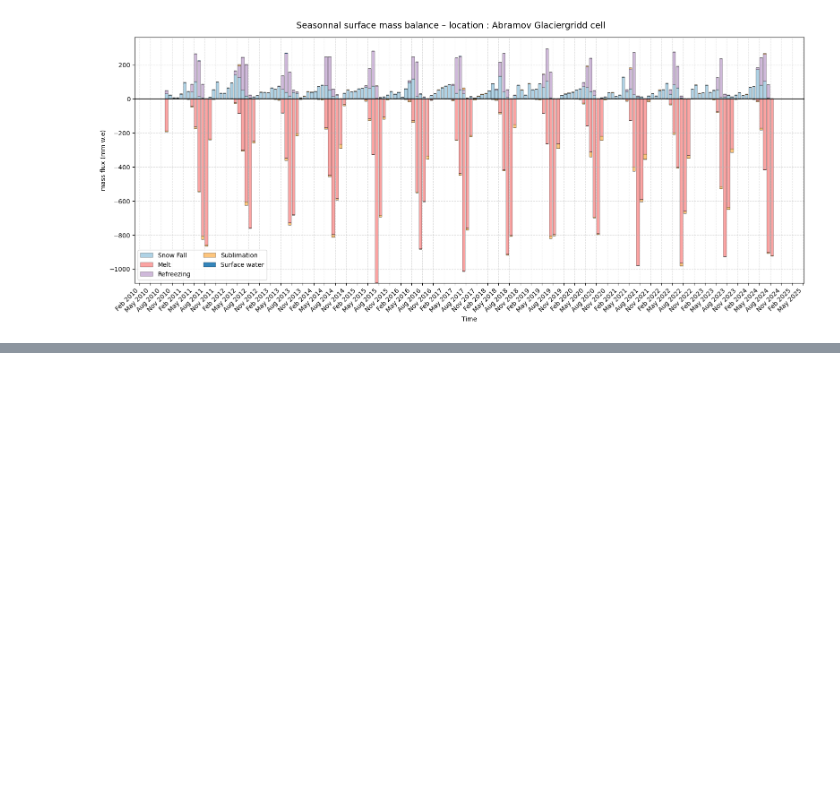
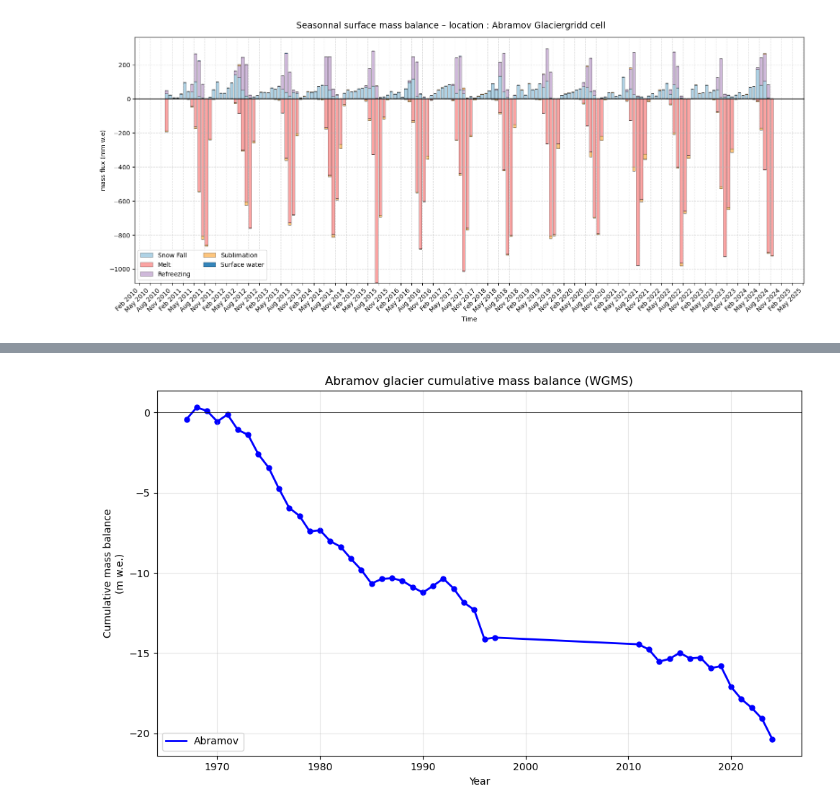
Before and after one commit to xfain/MAR_HMA, a Jupyter notebook: Pamir_domain/SMB.timeSeries_GRp-Abramov.ipynb, the cells around one changed output, grey strips where cells are left out. Saved outputs shown, nothing was run; the diff lists cells and outputs as text; code cells hidden in the pictures; blank space fills up the shorter version.

```diff
--- a/Pamir_domain/SMB.timeSeries_GRp-Abramov.ipynb
+++ b/Pamir_domain/SMB.timeSeries_GRp-Abramov.ipynb
@@ -597,0 +1141,45 @@ plt.show()
+# %%
+df = smb_obs["Abramov"].copy()
+
+df = df.sort_values("year")
+df["year_corr"] = df["year"] - 1
+df["cumulative_smb"] = df["annual_balance"].cumsum()
+
+plt.figure(figsize=(10,6))
+
+plt.plot(
+    df["year_corr"],
+    df["cumulative_smb"],
+    color="blue",
+    lw=2,
+    label="Abramov"
+)
+
+plt.scatter(
+    df["year_corr"],
+    df["cumulative_smb"],
+    color="blue",
+    s=25
+)
+
+# ligne zéro
+plt.axhline(
+    0,
+    color="black",
+    linewidth=0.5
+)
+
+plt.xlabel("Year")
+plt.ylabel(
+    "Cumulative mass balance\n(m w.e.)"
+)
+plt.title(
+    "Abramov glacier cumulative mass balance (WGMS)"
+)
+
+plt.legend()
+plt.grid(alpha=0.3)
+plt.tight_layout()
+plt.show()
+# %% [output]
+[figure, added]
```
Also changed, not shown: parts of 27 cells of this notebook, 3 other files.
